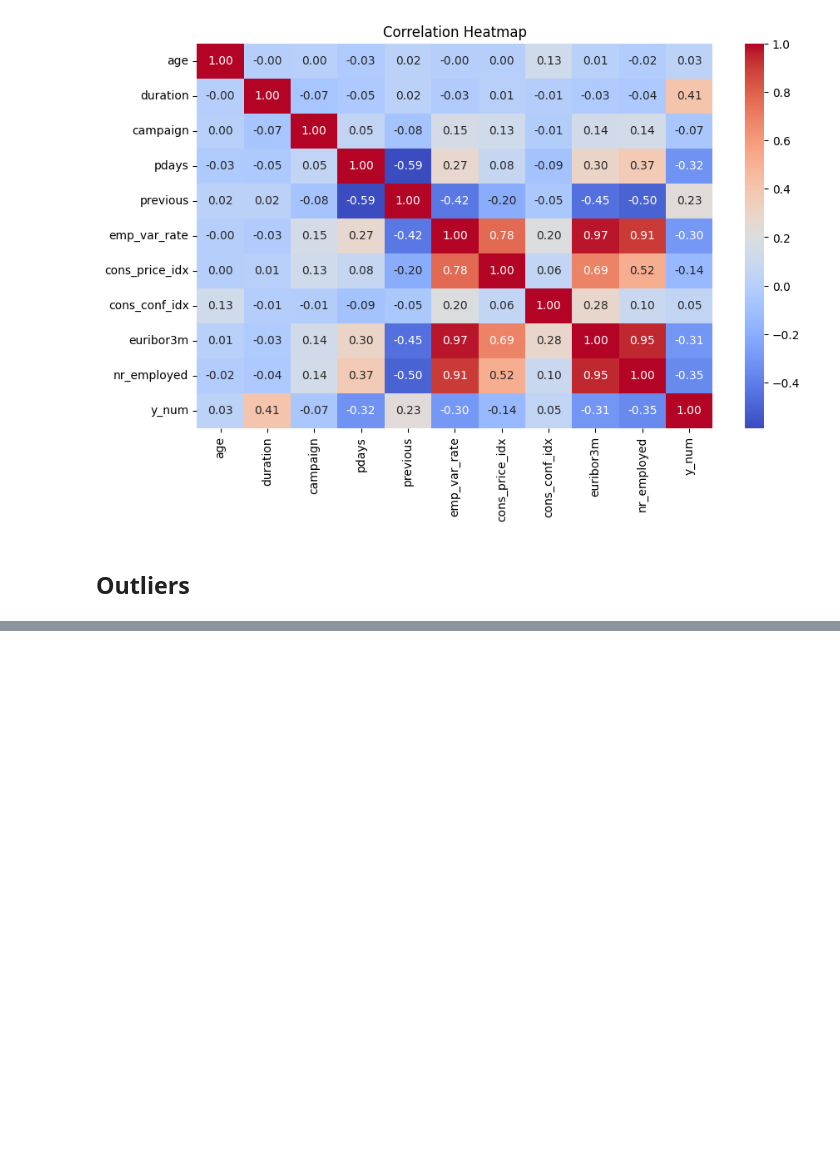
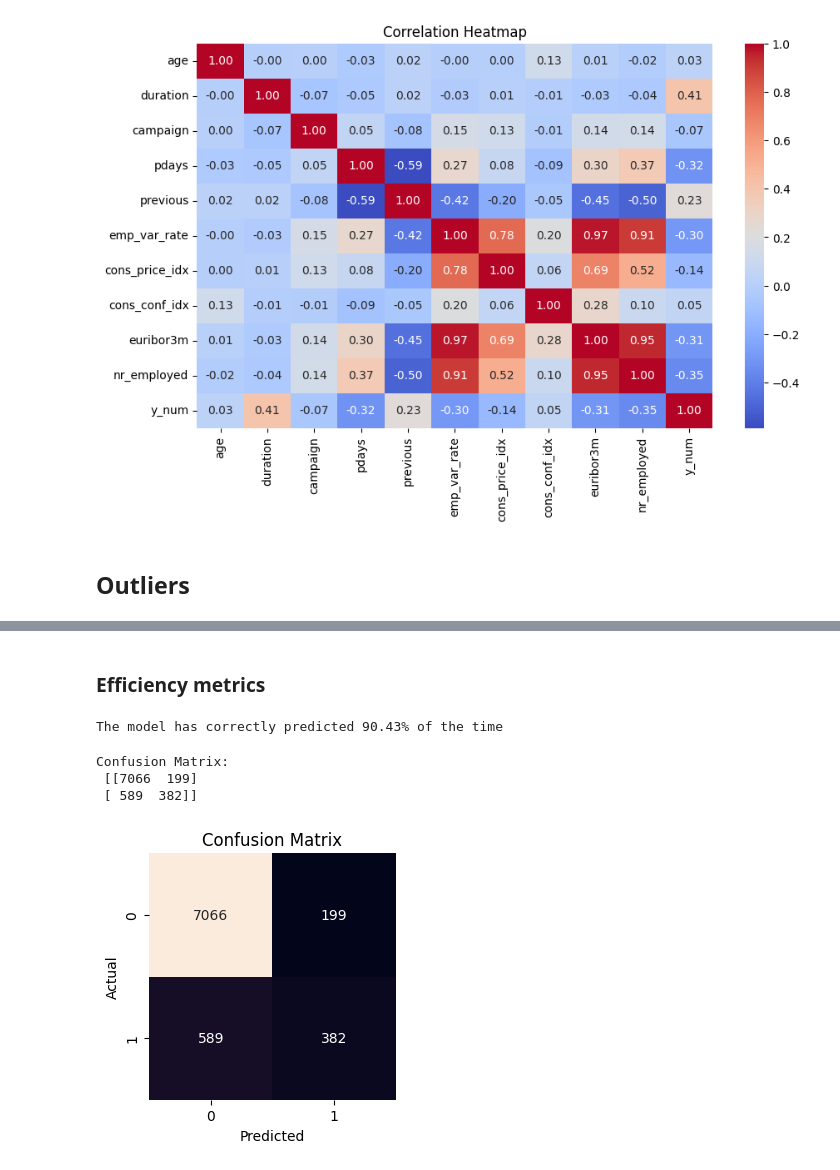
Before and after one commit to msalaverri/logistic-regression-msalaverri, a Jupyter notebook: src/explore.ipynb, the cells around one changed output, grey strips where cells are left out. Saved outputs shown, nothing was run; the diff lists cells and outputs as text; code cells hidden in the pictures; blank space fills up the shorter version.

Commit message:
Final Logistic Regression Project

```diff
--- a/src/explore.ipynb
+++ b/src/explore.ipynb
@@ -322,0 +521,6 @@ df.describe()
+# %%
+#Instance
+model = LogisticRegression()
+# %%
+#Training
+model.fit(X_train_final, Y_train_final)
@@ -322,0 +537,4 @@ df.describe()
+# %%
+#Predict the Test Dataset
+y_pred = model.predict(X_test_final)
+y_pred
@@ -322,0 +554,31 @@ df.describe()
+# %% [markdown]
+### Efficiency metrics
+# %%
+# Accuracy
+
+accuracy = accuracy_score(Y_test_final, y_pred)
+print(f'The model has correctly predicted {accuracy*100:.2f}% of the time')
+# %% [output]
+The model has correctly predicted 90.43% of the time
+# %%
+bank_mkt_cm = confusion_matrix(Y_test_final, y_pred)
+print("Confusion Matrix:\n", bank_mkt_cm)
+# %% [output]
+Confusion Matrix:
+ [[7066  199]
+ [ 589  382]]
+# %%
+#Visualyze Confussion Matrix for clarity
+cm_df = pd.DataFrame(bank_mkt_cm)
+
+plt.figure(figsize = (3, 3))
+sns.heatmap(cm_df, annot=True, fmt="d", cbar=False)
+
+plt.tight_layout()
+
+plt.xlabel('Predicted')
+plt.ylabel('Actual')
+plt.title('Confusion Matrix')
+plt.show()
+# %% [output]
+[figure, added]
```
Also changed, not shown: parts of 37 cells of this notebook, 4 other files.
